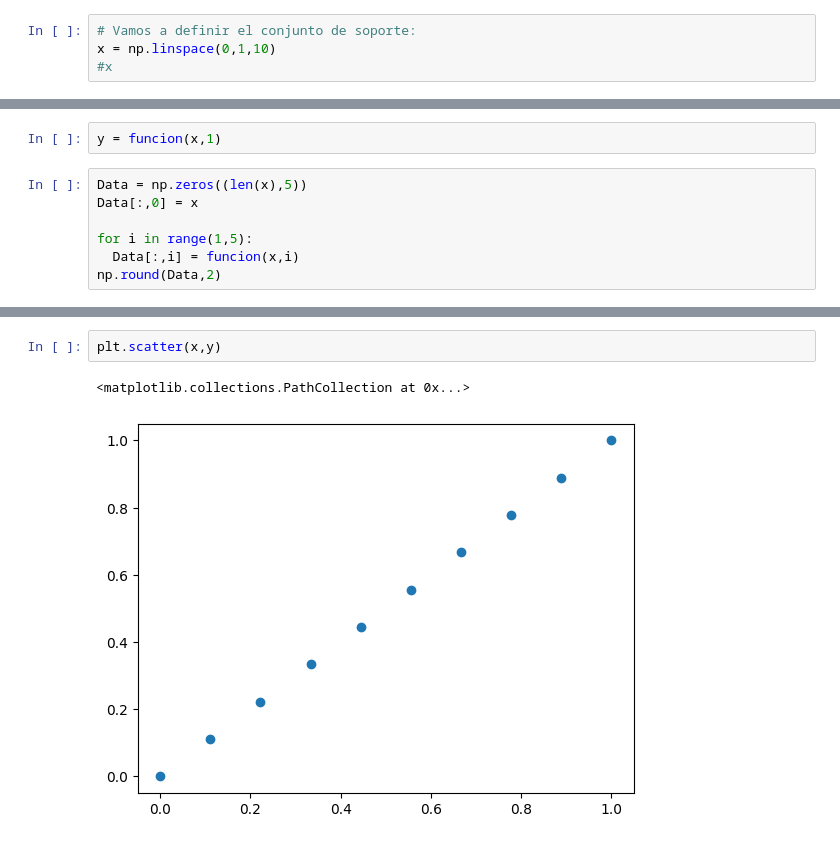
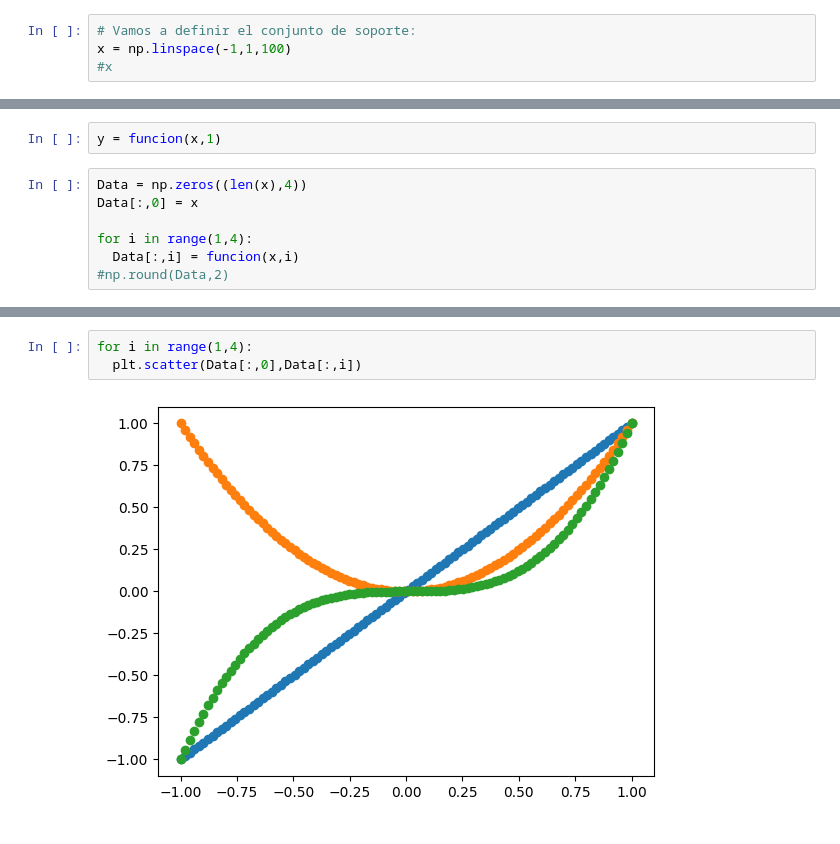
Before and after one commit to asegura4488/MetodosComputacionales1, a Jupyter notebook: Semana2/Sesion4.ipynb, the cells around one changed output, grey strips where cells are left out. Drawn from its saved outputs; the diff is of its cells as text.

```diff
--- a/Semana2/Sesion4.ipynb
+++ b/Semana2/Sesion4.ipynb
@@ -89,7 +89,7 @@ array([[[1, 5, 4],
         [0, 0, 0]]])
 # %%
 # Vamos a definir el conjunto de soporte:
-x = np.linspace(0,1,10)
+x = np.linspace(-1,1,100)
 #x
 # %%
 def funcion(x,alpha=1):
@@ -97,9 +97,9 @@ def funcion(x,alpha=1):
 # %%
 y = funcion(x,1)
 # %%
-Data = np.zeros((len(x),5))
+Data = np.zeros((len(x),4))
 Data[:,0] = x
 
-for i in range(1,5):
+for i in range(1,4):
   Data[:,i] = funcion(x,i)
-np.round(Data,2)
+#np.round(Data,2)
@@ -117,5 +106,5 @@ array([[0.  , 0.  , 0.  , 0.  , 0.  ],
-# %%
-plt.scatter(x,y)
-# %% [output]
-<matplotlib.collections.PathCollection at 0x...>
-[figure, removed]
+# %%
+for i in range(1,4):
+  plt.scatter(Data[:,0],Data[:,i])
+# %% [output]
+[figure, added]
```
Also changed, not shown: parts of 1 cell of this notebook.
